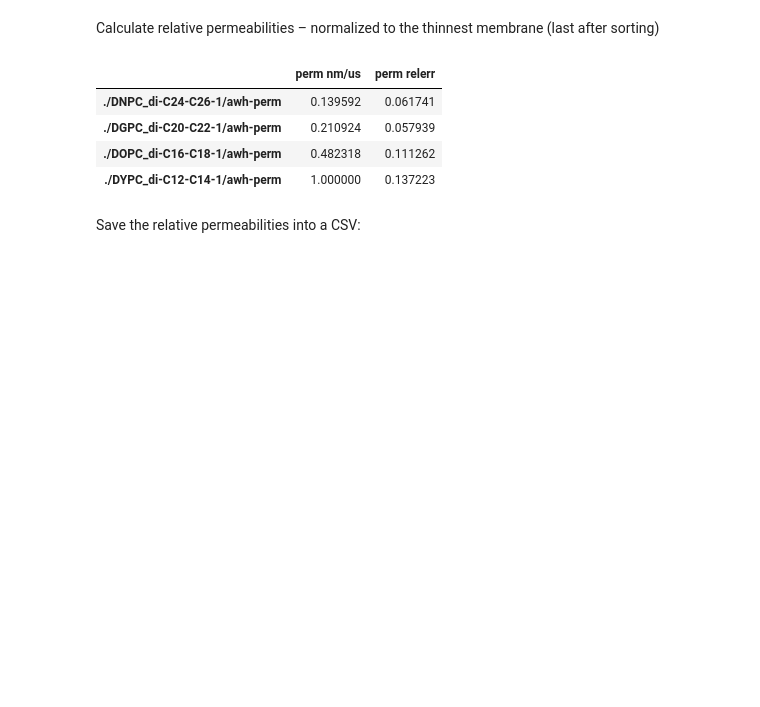
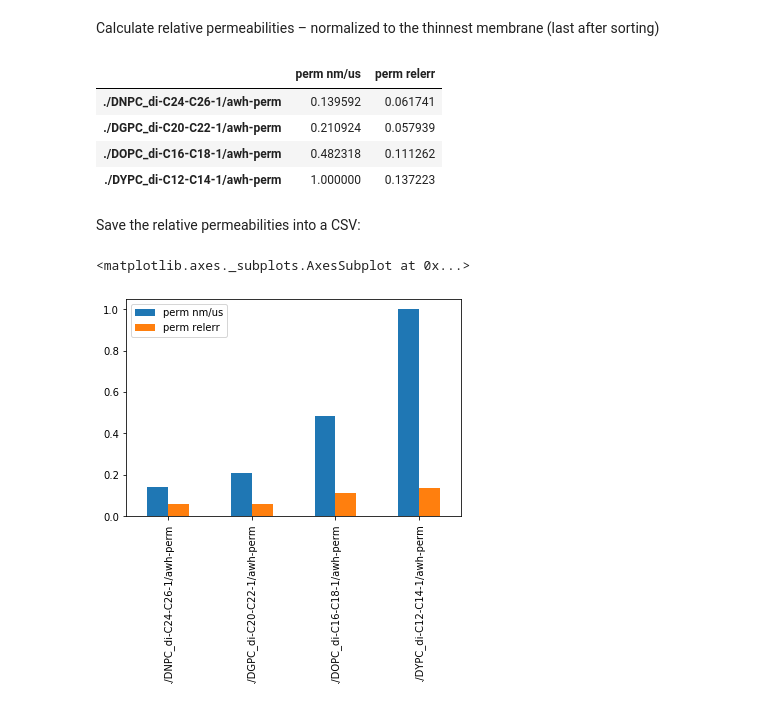
Before and after one commit to jmelcr/permeability, a Jupyter notebook: martini3/cholesterol00p_PC_variousTails_sims/membrane_thickness_unsaturated_tails/calculate-permeability-friction-from-sim-jacopo.ipynb, the cells around one changed output. Saved outputs shown, nothing was run; the diff lists cells and outputs as text; code cells hidden in the pictures; blank space fills up the shorter version.

Commit message:
added a simple plot to the notebook perm -vs- tail length

```diff
--- a/martini3/cholesterol00p_PC_variousTails_sims/membrane_thickness_unsaturated_tails/calculate-permeability-friction-from-sim-jacopo.ipynb
+++ b/martini3/cholesterol00p_PC_variousTails_sims/membrane_thickness_unsaturated_tails/calculate-permeability-friction-from-sim-jacopo.ipynb
@@ -255,3 +255,8 @@ permsdfrel
 Save the relative permeabilities into a CSV:
 # %%
 permsdfrel.to_csv("list_of_simulations_permeability-tail-length-relative.csv")
+# %%
+permsdfrel.plot.bar()
+# %% [output]
+<matplotlib.axes._subplots.AxesSubplot at 0x...>
+[figure, added]
```
